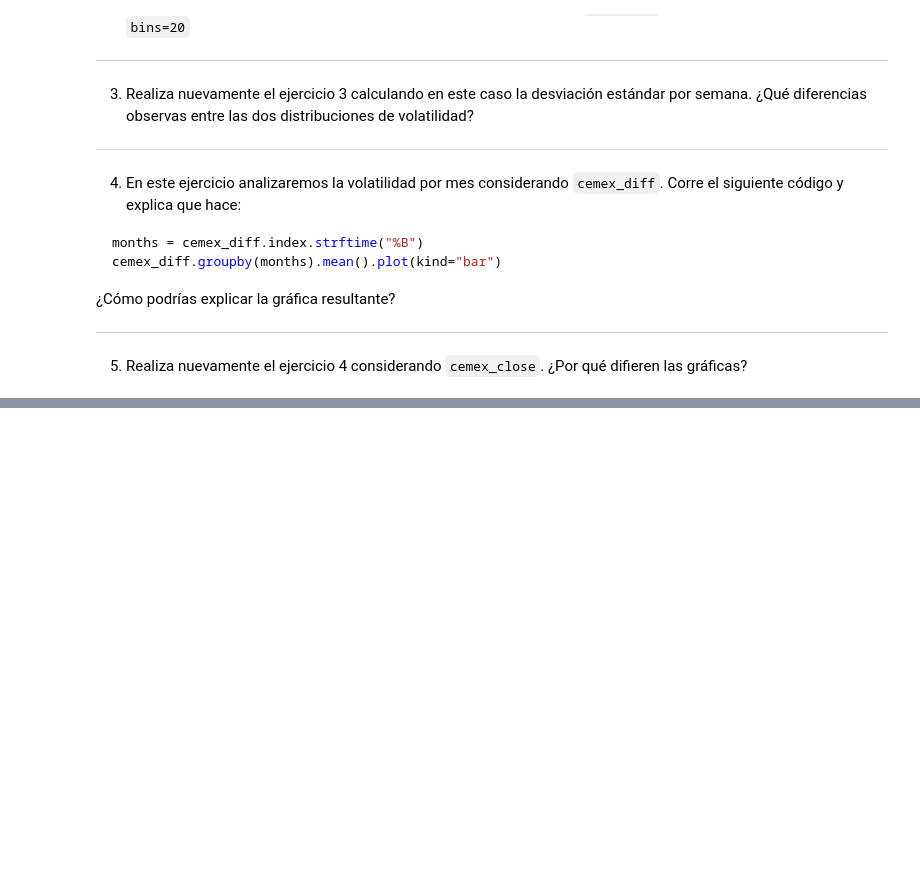
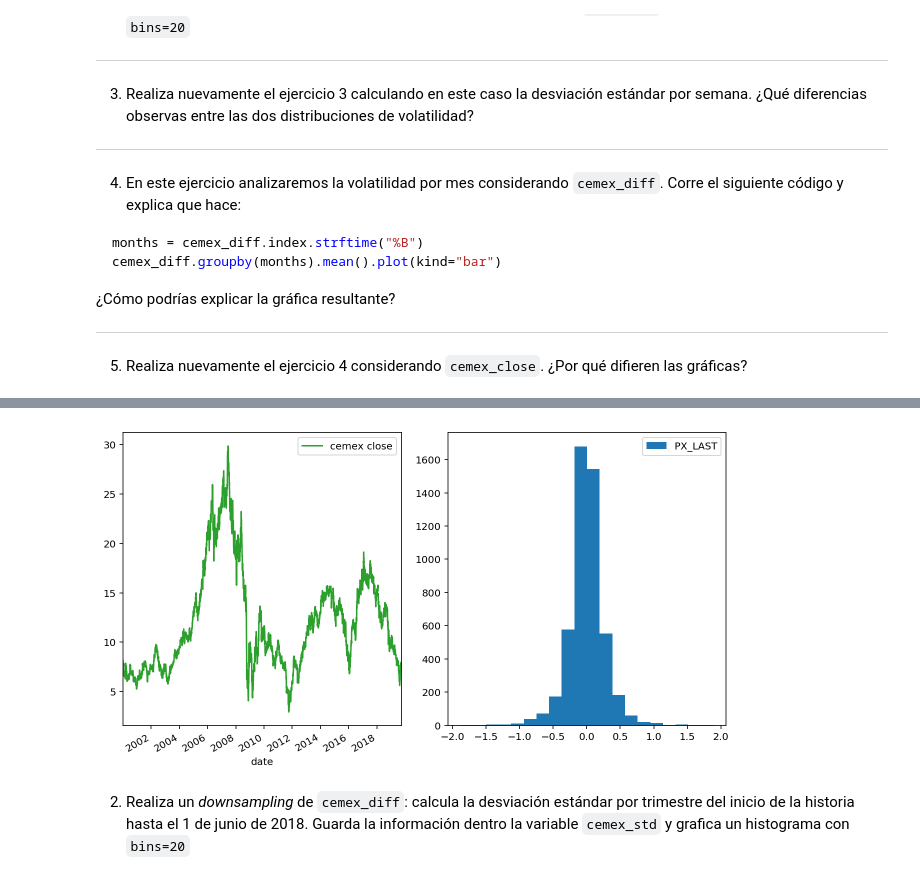
Before and after one commit to elopezgon/data-science, a Jupyter notebook: notes/lec03-time-series-pandas.ipynb, the cells around one changed output, grey strips where cells are left out. Saved outputs shown, nothing was run; the diff lists cells and outputs as text; code cells hidden in the pictures; blank space fills up the shorter version.

```diff
--- a/notes/lec03-time-series-pandas.ipynb
+++ b/notes/lec03-time-series-pandas.ipynb
@@ -413,0 +420,32 @@ cemex_diff.groupby(months).mean().plot(kind="bar")
+# %%
+#Se lee la información directamente del excel
+bmv = pd.read_csv("../files/lec02/ipc0019.csv")
+# Se conviere la tabla de forma larga a forma ancha
+bmv = bmv.pivot_table(values="value",
+                      index="date",
+                      columns=["ticker", "field"])
+# %%
+#Se extrae la información del índice de interés
+cemex_index = "CEMEXCPO MF Equity"
+bmv_cemex = bmv[cemex_index]
+# %%
+#Se convierte el indice a datetime
+cemex_close = bmv_cemex['PX_LAST']
+cemex_close.index = pd.to_datetime(cemex_close.index)
+
+cemex_diff = bmv_cemex['PX_LAST'].diff()
+cemex_diff.index = pd.to_datetime(cemex_diff.index)
+# %%
+#Se grafica la serie de tiempo y el histograma
+fig, ax = plt.subplots(1,2, figsize=(9, 5))
+
+cemex_close.plot(ax=ax[0], label="cemex close",c="tab:green")
+ax[1].hist(cemex_diff.dropna(), bins = 20)
+ax[0].legend(fontsize=10)
+ax[1].legend(fontsize=10)
+plt.tight_layout();
+# %% [output]
+[figure, added]
+# %% [markdown]
+
+2. Realiza un _downsampling_ de `cemex_diff`: calcula la desviación estándar por trimestre del inicio de la historia hasta el 1 de junio de 2018. Guarda la información dentro la variable `cemex_std` y grafica un histograma con `bins=20`
```
Also changed, not shown: parts of 14 cells of this notebook.
